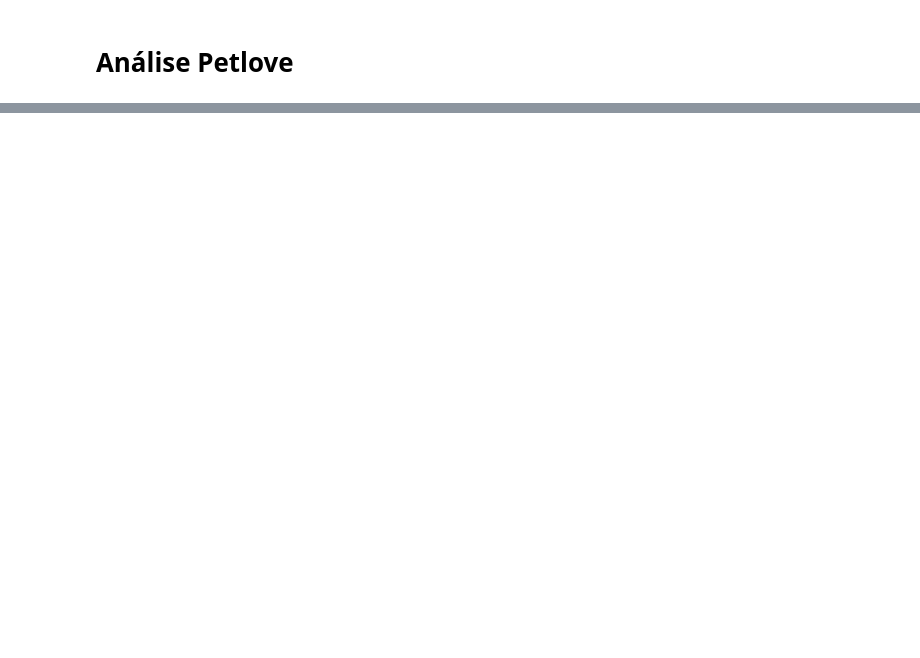
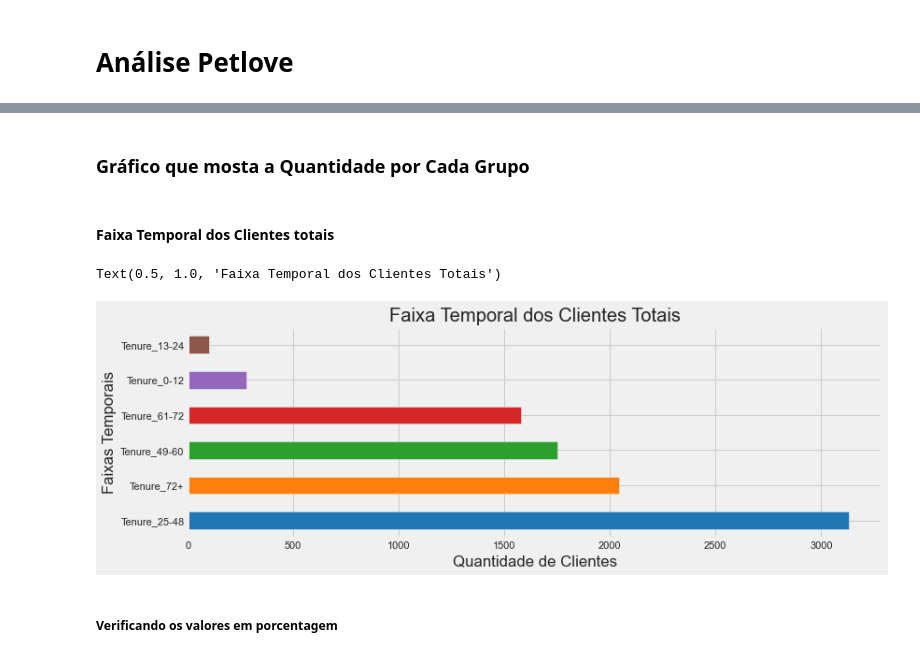
Before and after one commit to Victor-Rosa/analise-petlove, a Jupyter notebook: scripts/Analise_Petlove.ipynb, the cells around one changed output, grey strips where cells are left out. Drawn from its saved outputs; the diff is of its cells as text; code cells hidden in the pictures; blank space fills up the shorter version.

```diff
--- a/scripts/Analise_Petlove.ipynb
+++ b/scripts/Analise_Petlove.ipynb
@@ -112,0 +345,24 @@ for col in list_col_values:
+# %% [markdown]
+### Gráfico que mosta a Quantidade por Cada Grupo
+# %%
+# definir as cores para cada categoria
+
+colors = ['#1f77b4', '#ff7f0e', '#2ca02c', '#d62728', '#9467bd', '#8c564b']
+# %% [markdown]
+#### Faixa Temporal dos Clientes totais
+# %%
+# gerando um gráfico de barras da coluna 'duration_group'
+
+fig, ax = plt.subplots(figsize = (12, 4))
+df['duration_group'].value_counts().plot(kind='barh',color=colors)
+
+ax.set_ylabel('Faixas Temporais')
+ax.set_xlabel('Quantidade de Clientes')
+plt.tight_layout()
+ax.set_title('')
+plt.title('Faixa Temporal dos Clientes Totais')
+# %% [output]
+Text(0.5, 1.0, 'Faixa Temporal dos Clientes Totais')
+[figure, added]
+# %% [markdown]
+##### Verificando os valores em porcentagem
```
Also changed, not shown: parts of 109 cells of this notebook, 8 other files.
